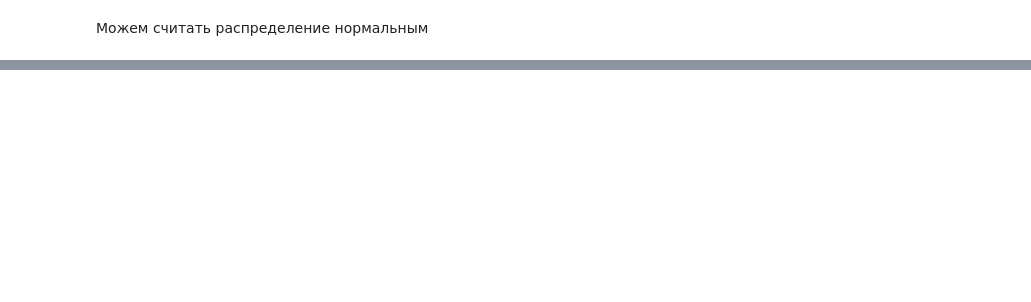
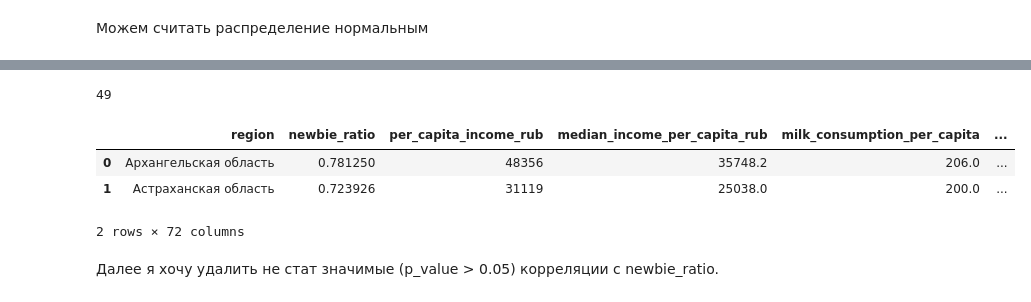
Before and after one commit to Alex12345432141242/abort-404, a Jupyter notebook: 5-verst.ipynb, the cells around one changed output, grey strips where cells are left out. Drawn from its saved outputs; the diff is of its cells as text; code cells hidden in the pictures; blank space fills up the shorter version.

```diff
--- a/5-verst.ipynb
+++ b/5-verst.ipynb
@@ -51,0 +64,12 @@ ShapiroResult(statistic=0.9577603279241281, pvalue=0.07661829586537218)
+# %%
+reg = newbie_ratios.merge(regions, how='left', on='region')
+print(reg.shape[0])
+display(reg.head(2))
+# %% [output]
+49
+|  | region | newbie_ratio | per_capita_income_rub | median_income_per_capita_rub | milk_consumption_per_capita | ... |
+| 0 | Архангельская область | 0.781250 | 48356 | 35748.2 | 206.0 | ... |
+| 1 | Астраханская область | 0.723926 | 31119 | 25038.0 | 200.0 | ... |
+2 rows × 72 columns
+# %% [markdown]
+Далее я хочу удалить не стат значимые (p_value > 0.05) корреляции с newbie_ratio.
```
Also changed, not shown: parts of 30 cells of this notebook.
